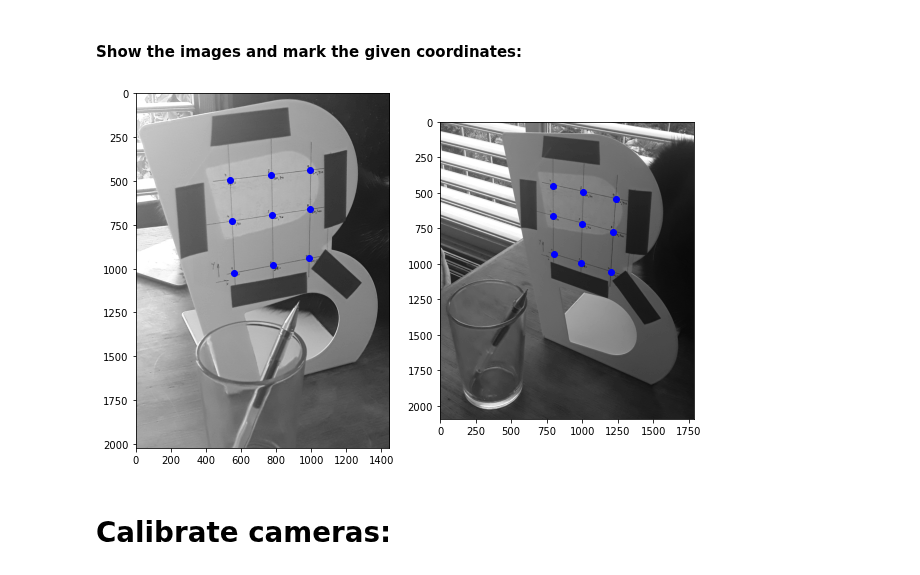
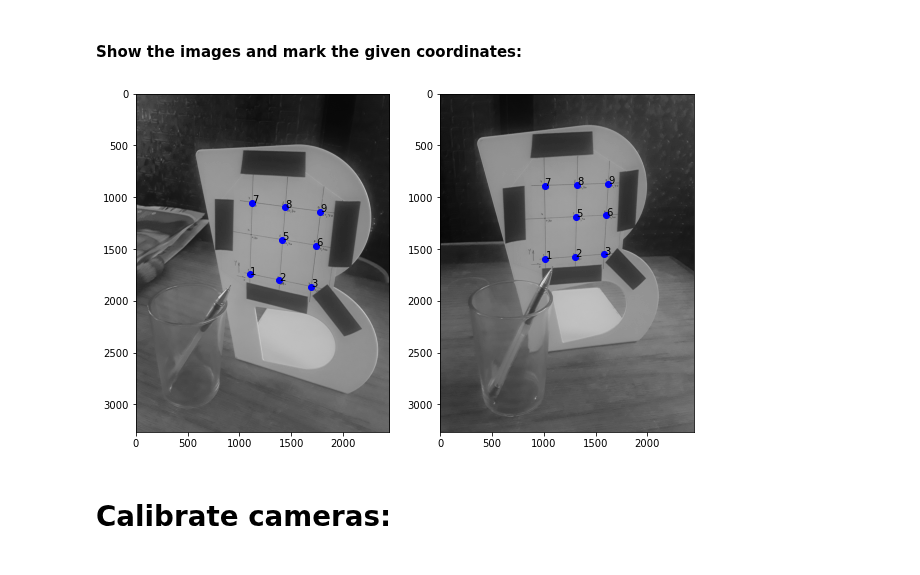
Before and after one commit to ronshnapp/MyPTV, a Jupyter notebook: example/Runing_example.ipynb, the cells around one changed output. Saved outputs shown, nothing was run; the diff lists cells and outputs as text; code cells hidden in the pictures.

```diff
--- a/example/Runing_example.ipynb
+++ b/example/Runing_example.ipynb
@@ -15,47 +65,51 @@ from skimage import io
 # %% [markdown]
 ##### data from the calibration images extracted manually:
 # %%
-calPoints_1 = {1: [(0. , 0., 0.), (562, 1024)],
-               2: [(30., 0., 0.), (780, 981) ],
-               3: [(60., 0., 0.), (986, 942) ],
-               4: [(0., 40., 0.), (548, 729) ],
-               5: [(30.,40., 0.), (776, 694) ],
-               6: [(60.,40., 0.), (991, 662) ],
-               7: [(0., 70., 0.), (536, 492) ],
-               8: [(30.,70., 0.), (773, 464) ],
-               9: [(60.,70., 0.), (996, 438) ]}
+# for uncropped images:
+
+img1 = color.rgb2gray(io.imread('cal1.jpg'))
+img2 = color.rgb2gray(io.imread('cal2.jpg'))
+
+calPoints_1 = {1: [(0. , 0., 0.), (1099, 1741)],
+               2: [(30. , 0., 0.),(1385, 1800)],
+               3: [(60., 0., 0.), (1690, 1862)],
+               5: [(30.,40., 0.), (1415, 1411)],
+               6: [(60.,40., 0.), (1739, 1466)],
+               7: [(0., 70., 0.), (1121, 1052)],
+               8: [(30.,70., 0.), (1440, 1094)],
+               9: [(60.,70., 0.), (1781, 1138)]}
 
 
-calPoints_2 = {1: [(0. , 0., 0.), (799, 932)  ],
-               2: [(30., 0., 0.), (993, 991)  ],
-               3: [(60., 0., 0.), (1201,1056) ],
-               4: [(0., 40., 0.), (796, 664)  ],
-               5: [(30.,40., 0.), (1000, 716) ],
-               6: [(60.,40., 0.), (1219, 773) ],
-               7: [(0., 70., 0.), (795, 449)  ],
-               8: [(30.,70., 0.), (1007, 494) ],
-               9: [(60.,70., 0.), (1236, 544) ]}
+calPoints_2 = {1: [(0. , 0., 0.), (1017, 1595) ],
+               2: [(30., 0., 0.), (1306, 1572) ],
+               3: [(60., 0., 0.), (1582, 1550) ],
+               5: [(30.,40., 0.), (1314, 1188) ],
+               6: [(60.,40., 0.), (1604, 1173) ],
+               7: [(0., 70., 0.), (1008, 888 ) ],
+               8: [(30.,70., 0.), (1321, 879 ) ],
+               9: [(60.,70., 0.), (1623, 868 ) ]}
 # %% [markdown]
 #### Show the images and mark the given coordinates:
 # %%
-img1 = color.rgb2gray(io.imread('img1.jpg'))
-img2 = color.rgb2gray(io.imread('img2.jpg'))
+%matplotlib inline
 
 fig, ax = plt.subplots(1, 2)
 fig.set_size_inches(10,8)
 
 ax[0].imshow(img1, cmap='gray')
 ax[1].imshow(img2, cmap='gray')
 
 
 for k in calPoints_1:
     ax[0].plot(calPoints_1[k][1][0], calPoints_1[k][1][1], 'bo')
+    ax[0].text(calPoints_1[k][1][0], calPoints_1[k][1][1], str(k))
 
 
 for k in calPoints_2:
     ax[1].plot(calPoints_2[k][1][0], calPoints_2[k][1][1], 'bo')
+    ax[1].text(calPoints_2[k][1][0], calPoints_2[k][1][1], str(k))
 # %% [output]
-[figure, old version]
+[figure, new version]
 # %% [markdown]
 # Calibrate cameras:
 # %% [markdown]
```
Also changed, not shown: parts of 20 cells of this notebook, 6 other files.
